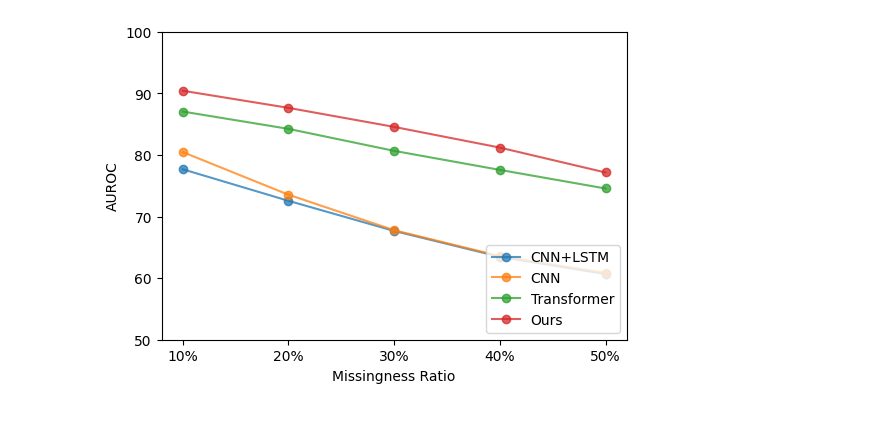
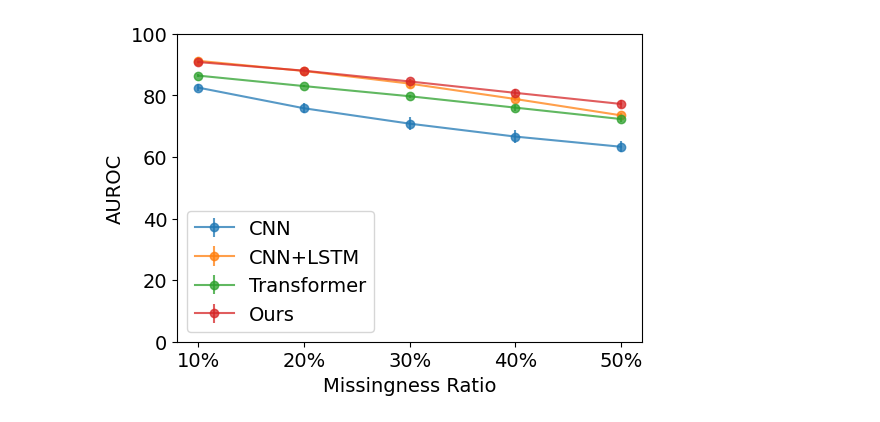
Before and after one commit to fayyaz-udel/Pediatric-Apnea-Transformer, a Jupyter notebook: missing_modality/vis.ipynb, the cells around one changed output. Saved outputs shown, nothing was run; the diff lists cells and outputs as text; code cells hidden in the pictures.

```diff
--- a/missing_modality/vis.ipynb
+++ b/missing_modality/vis.ipynb
@@ -1,31 +1,35 @@
 # %%
+import matplotlib
 import numpy as np
 import matplotlib.pyplot as plt
+matplotlib.rcParams.update({'font.size': 14})
 fig = plt.figure()
 
-####### Missing Modality ########
+####### Missing Modality NCH ########
 x = np.array(["10%", "20%", "30%", "40%", "50%"])
 
-# y_chat = np.array([78.42, 78.18, 79.31, 82.56, 77.19, 78.67])
-# plt.plot(x, y_chat, label='SE-MSCNN', marker = 'o', alpha=0.75)
 
-y_nch = np.array([77.67, 72.55, 67.66, 63.46, 60.66])
-plt.plot(x, y_nch, label='CNN+LSTM', marker = 'o', alpha=0.75)
+y_nch = np.array([82.5, 75.8, 70.8, 66.6, 63.3])
+e_nch = np.array([1.2, 1.6, 2.1, 2.1, 1.8])
+plt.errorbar(x, y_nch, e_nch, label='CNN', marker = 'o', alpha=0.75)
 
-y_nch = np.array([80.46, 73.54, 67.78, 63.57, 60.87])
-plt.plot(x, y_nch, label='CNN', marker = 'o', alpha=0.75)
+y_nch = np.array([91.2, 87.9, 83.8, 78.8, 73.5])
+e_nch = np.array([1.2, 1.3, 1.3, 0.7, 0.8])
+plt.errorbar(x, y_nch, e_nch, label='CNN+LSTM', marker = 'o', alpha=0.75)
 
-y_nch = np.array([87.04, 84.23, 80.66, 77.57, 74.55])
-plt.plot(x, y_nch, label='Transformer', marker = 'o', alpha=0.75)
+y_nch = np.array([86.4, 83.0, 79.7, 76.0, 72.3])
+e_nch = np.array([0.5, 0.2, 0.5, 1.0, 1.0])
+plt.errorbar(x, y_nch, e_nch, label='Transformer', marker = 'o', alpha=0.75)
 
-y_nch = np.array([90.42, 87.64, 84.55, 81.19, 77.15])
-plt.plot(x, y_nch, label='Ours', marker = 'o', alpha=0.75)
+y_nch = np.array([90.8, 88.0, 84.5, 80.8, 77.2])
+e_nch = np.array([0.3, 0.5, 0.9, 1.1, 1.2])
+plt.errorbar(x, y_nch, e_nch, label='Ours', marker = 'o', alpha=0.75)
 
-plt.ylim([50,100])
+plt.ylim([0,100])
 plt.xlabel('Missingness Ratio')
 plt.ylabel('AUROC')
-plt.legend(loc='lower right')
+plt.legend(loc='lower left')
 fig.set_size_inches(6, 4)
 plt.savefig('.\\img\\missing.svg', format="svg")
 # %% [output]
-[figure, old version]
+[figure, new version]
```
Also changed, not shown: parts of 2 cells of this notebook.
